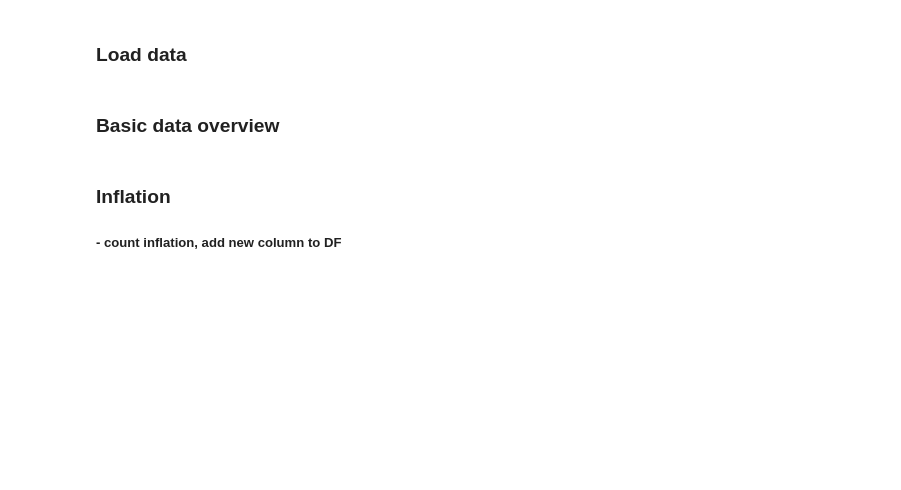
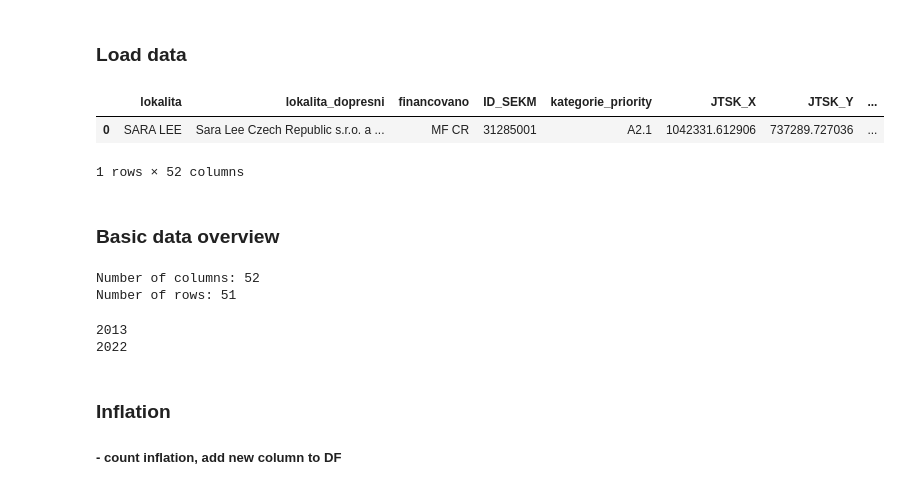
Before and after one commit to matejpiro/CENIA_suchanek_kontaminovana_mista_na_Google_colab, a Jupyter notebook: Kontaminovana_mista_analyza.ipynb, the cells around one changed output. Drawn from its saved outputs; the diff is of its cells as text; code cells hidden in the pictures; blank space fills up the shorter version.

```diff
--- a/Kontaminovana_mista_analyza.ipynb
+++ b/Kontaminovana_mista_analyza.ipynb
@@ -151,17 +155,27 @@ mySEKM_DF.head(1)
 ### Load data
 # %%
 # LOAD DATA
-My_data = r"C:\Users\matej.piro\Desktop\PROJEKTY\Suchánek_quest\Data_update_04_08\Data_opzp_6_08_04.xlsx"
+My_data = "Data_opzp_6_08_04.xlsx"
 my_DF = pd.read_excel(My_data)
 
 my_DF.head(1)
+# %% [output]
+|  | lokalita | lokalita_dopresni | financovano | ID_SEKM | kategorie_priority | JTSK_X | JTSK_Y | ... |
+| 0 | SARA LEE | Sara Lee Czech Republic s.r.o. a ... | MF CR | 31285001 | A2.1 | 1042331.612906 | 737289.727036 | ... |
+1 rows × 52 columns
 # %% [markdown]
 ### Basic data overview
 # %%
 print_df_info(my_DF)
+# %% [output]
+Number of columns: 52
+Number of rows: 51
 # %%
 print(my_DF["odhad_nakladu_cela_lokalita_(rok)"].min())
 print(my_DF["odhad_nakladu_cela_lokalita_(rok)"].max())
+# %% [output]
+2013
+2022
 # %% [markdown]
 ### Inflation
 #####  - count inflation, add new column to DF
```
Also changed, not shown: parts of 31 cells of this notebook.
